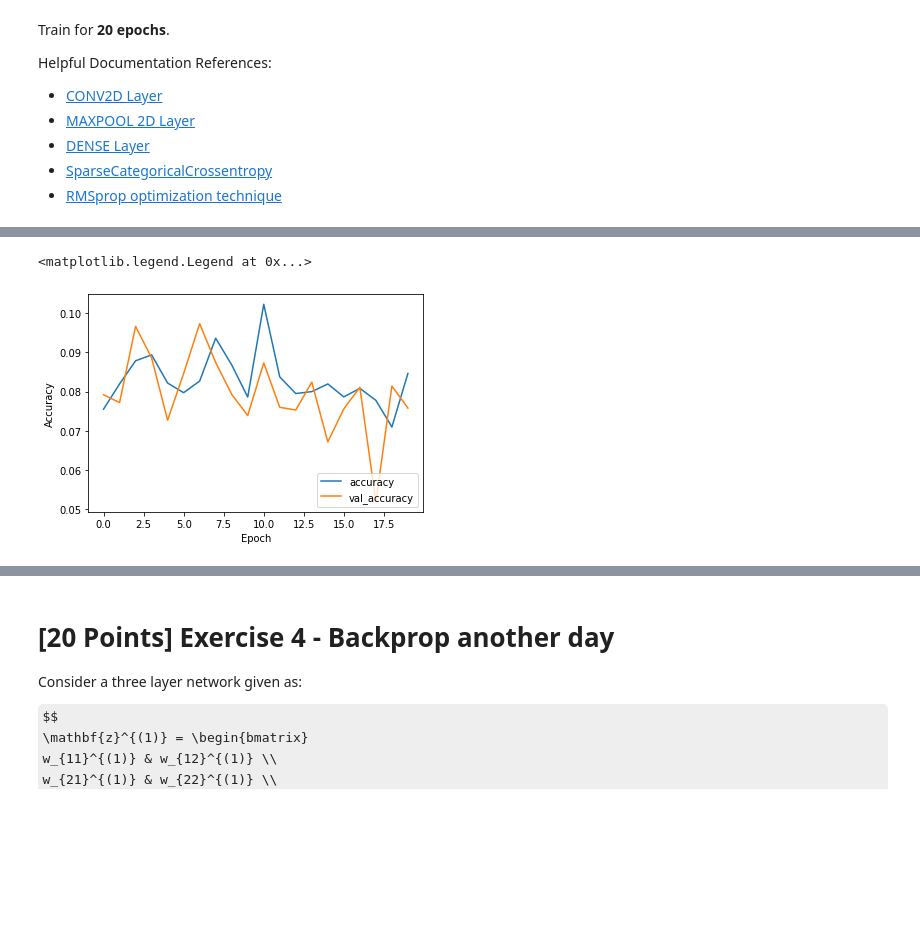
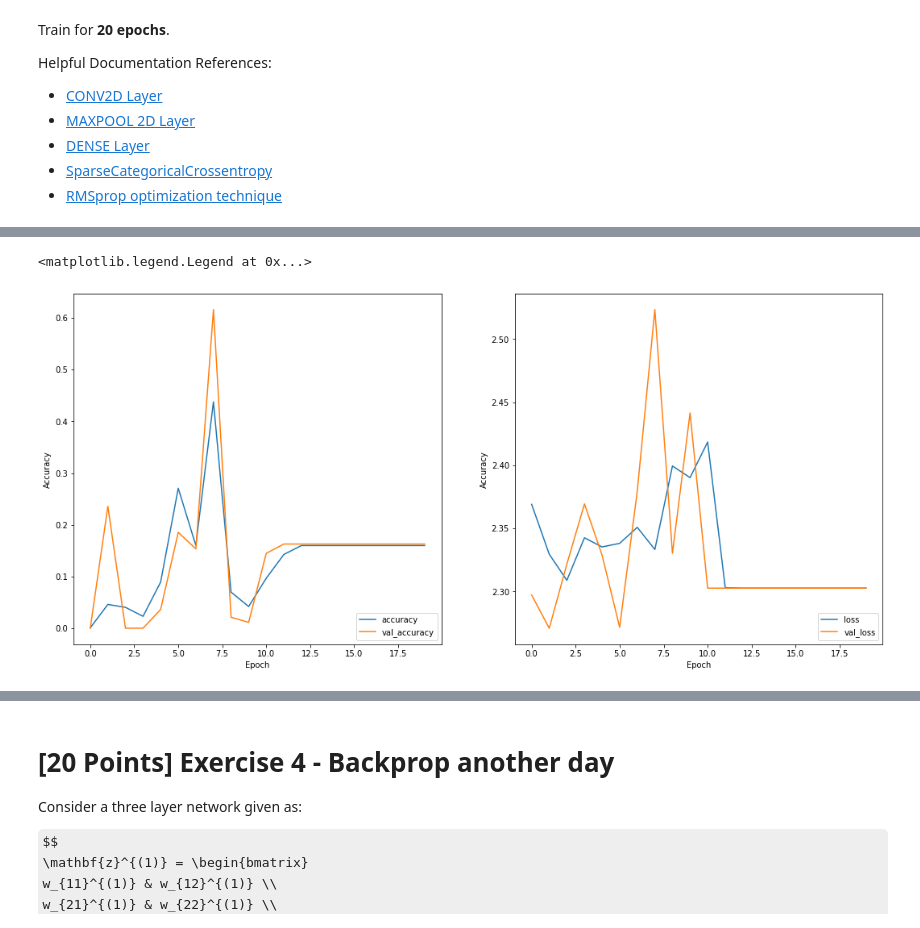
Before and after one commit to icarusoars/STAT430---Deep-Learning, a Jupyter notebook: HW5/hw05-jingtao2.ipynb, the cells around one changed output, grey strips where cells are left out. Saved outputs shown, nothing was run; the diff lists cells and outputs as text; code cells hidden in the pictures; some formulas as TeX source; blank space fills up the shorter version.

```diff
--- a/HW5/hw05-jingtao2.ipynb
+++ b/HW5/hw05-jingtao2.ipynb
@@ -407,9 +398,0 @@ for dataset in [x_train, x_test]:
-# %%
-# augmentation
-augment_indexes = np.random.randint(x_train.shape[0], size = 150)
-
-new_images = []
-for aug_idx in augment_indexes:
-    np_image = x_train[aug_idx]
-    pil_img = Image.fromarray(np_image)
-    pil_img.crop()
@@ -415,0 +487,7 @@ for aug_idx in augment_indexes:
+# %%
+x_train_augment = np.stack(new_images)
+x_train = np.vstack((x_train, x_train_augment))
+print(x_train.shape)
+
+y_train = np.vstack((y_train, np.array(new_images_labels).reshape(150,1)))
+print(y_train.shape)
@@ -466,7 +547,7 @@ model = models.Sequential([
     layers.MaxPooling2D(pool_size = (2,2)),
     layers.Flatten(),
     layers.Dense(64, activation = 'relu'),
-    layers.Dense(10)
+    layers.Dense(10, activation = 'linear')
 ])
 model.summary()
 # %% [output]
@@ -491,9 +572,9 @@ _________________________________________________________________
 from tensorflow.keras import optimizers
 from tensorflow.keras import losses
 model.compile(
-    optimizer = optimizers.RMSprop(learning_rate=1e-4),
+    optimizer = optimizers.RMSprop(learning_rate=0.001, decay=1e-6, rho=0.95),
     loss = losses.SparseCategoricalCrossentropy(),
     metrics = ['accuracy']
 )
 
-model_trained = model.fit(x_train, y_train, epochs = 20, batch_size = 10000, validation_split=0.2)
+model_trained = model.fit(x_train, y_train, epochs = 20, batch_size = 200, validation_split=0.2)
@@ -500,11 +599,20 @@ model_trained = model.fit(x_train, y_train, epochs = 20, batch_size = 10000, val
 # %%
 # Graph the model's performance here
-plt.plot(model_trained.history['accuracy'], label='accuracy')
-plt.plot(model_trained.history['val_accuracy'], label = 'val_accuracy')
-plt.xlabel('Epoch')
-plt.ylabel('Accuracy')
+
+fig,(ax1,ax2) = plt.subplots(1,2,figsize = (18,8))
+
+ax1.plot(model_trained.history['accuracy'], label='accuracy')
+ax1.plot(model_trained.history['val_accuracy'], label = 'val_accuracy')
+ax1.set_xlabel('Epoch')
+ax1.set_ylabel('Accuracy')
 # plt.ylim([0.5, 1])
-plt.legend(loc='lower right')
+ax1.legend(loc='lower right')
+
+ax2.plot(model_trained.history['loss'], label='loss')
+ax2.plot(model_trained.history['val_loss'], label = 'val_loss')
+ax2.set_xlabel('Epoch')
+ax2.set_ylabel('Accuracy')
+ax2.legend(loc='lower right')
 # %% [output]
 <matplotlib.legend.Legend at 0x...>
-[figure, old version]
+[figure, new version]
```
Also changed, not shown: parts of 18 cells of this notebook.
